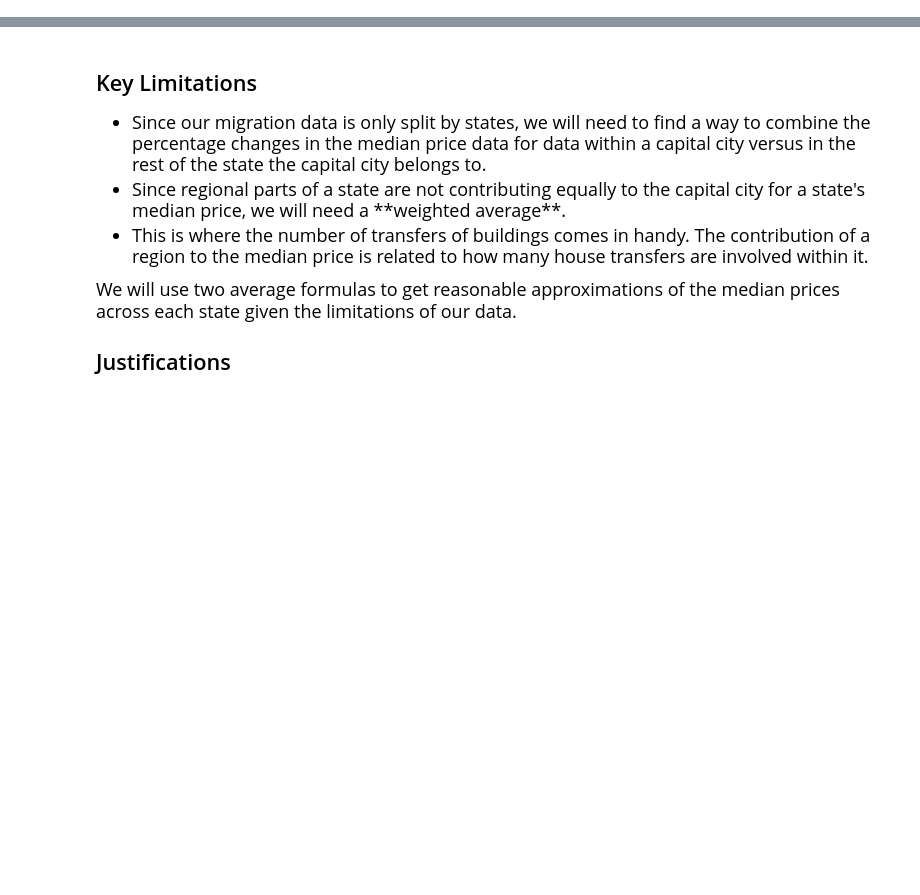
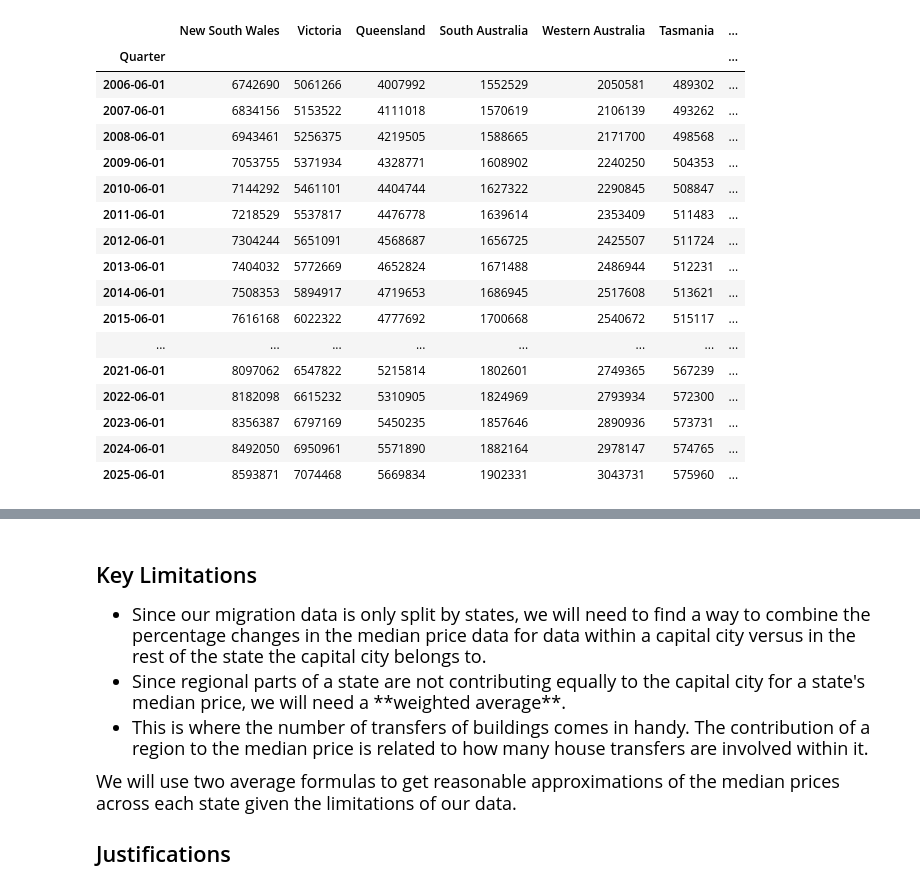
Before and after one commit to aydinkhan2005/Investigating-Factors-Affecting-Housing-in-Australia, a Jupyter notebook: notebooks/EDA_A.ipynb, the cells around one changed output, grey strips where cells are left out. Saved outputs shown, nothing was run; the diff lists cells and outputs as text; code cells hidden in the pictures; blank space fills up the shorter version.

```diff
--- a/notebooks/EDA_A.ipynb
+++ b/notebooks/EDA_A.ipynb
@@ -107,0 +76,10 @@ pct_migration_changes
+# %%
+# calculate the net migration per 1000 residents before calculating percentage change
+population_data = pd.read_csv('../data/population_data.csv')
+population_data.index = population_data.pop('Quarter')
+population_data.index = pd.to_datetime(population_data.index)
+# store the national population in each year separately
+national_population = population_data.pop('Australia')
+print(population_data.shape)
+print(population_data.index)
+population_data.head()
@@ -107,0 +107,25 @@ pct_migration_changes
+# %%
+population_data = population_data.loc[population_data.index.year >= 2006]
+
+# aggregate the data from a quarterly to a yearly frequency
+population_data = population_data.groupby(population_data.index.year)[population_data.columns].nth(1)
+population_data
+# %% [output]
+|  | New South Wales | Victoria | Queensland | South Australia | Western Australia | Tasmania | ... |
+| Quarter |  |  |  |  |  |  | ... |
+| 2006-06-01 | 6742690 | 5061266 | 4007992 | 1552529 | 2050581 | 489302 | ... |
+| 2007-06-01 | 6834156 | 5153522 | 4111018 | 1570619 | 2106139 | 493262 | ... |
+| 2008-06-01 | 6943461 | 5256375 | 4219505 | 1588665 | 2171700 | 498568 | ... |
+| 2009-06-01 | 7053755 | 5371934 | 4328771 | 1608902 | 2240250 | 504353 | ... |
+| 2010-06-01 | 7144292 | 5461101 | 4404744 | 1627322 | 2290845 | 508847 | ... |
+| 2011-06-01 | 7218529 | 5537817 | 4476778 | 1639614 | 2353409 | 511483 | ... |
+| 2012-06-01 | 7304244 | 5651091 | 4568687 | 1656725 | 2425507 | 511724 | ... |
+| 2013-06-01 | 7404032 | 5772669 | 4652824 | 1671488 | 2486944 | 512231 | ... |
+| 2014-06-01 | 7508353 | 5894917 | 4719653 | 1686945 | 2517608 | 513621 | ... |
+| 2015-06-01 | 7616168 | 6022322 | 4777692 | 1700668 | 2540672 | 515117 | ... |
+| ... | ... | ... | ... | ... | ... | ... | ... |
+| 2021-06-01 | 8097062 | 6547822 | 5215814 | 1802601 | 2749365 | 567239 | ... |
+| 2022-06-01 | 8182098 | 6615232 | 5310905 | 1824969 | 2793934 | 572300 | ... |
+| 2023-06-01 | 8356387 | 6797169 | 5450235 | 1857646 | 2890936 | 573731 | ... |
+| 2024-06-01 | 8492050 | 6950961 | 5571890 | 1882164 | 2978147 | 574765 | ... |
+| 2025-06-01 | 8593871 | 7074468 | 5669834 | 1902331 | 3043731 | 575960 | ... |
```
Also changed, not shown: parts of 28 cells of this notebook, 3 other files.
